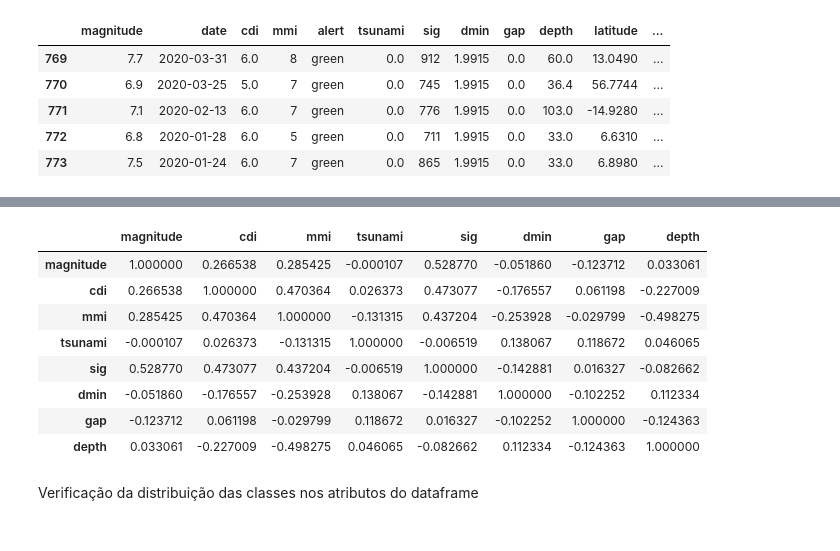
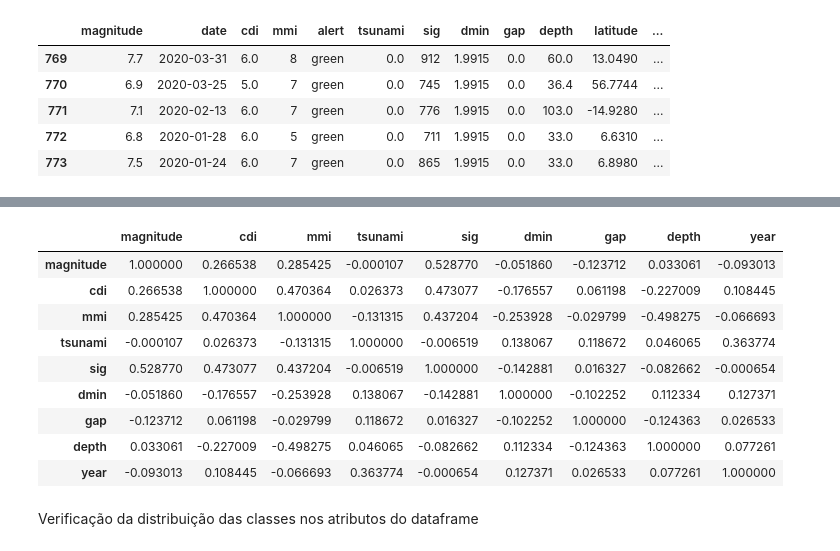
Before and after one commit to DiegoMBrito/MVP_Sprint1, a Jupyter notebook: MVP_Final.ipynb, the cells around one changed output, grey strips where cells are left out. Saved outputs shown, nothing was run; the diff lists cells and outputs as text; code cells hidden in the pictures.

```diff
--- a/MVP_Final.ipynb
+++ b/MVP_Final.ipynb
@@ -318,16 +318,17 @@ df_earth.drop(['latitude', 'longitude', 'year'], axis=1).describe()
 # %%
 # Mostra a correlação de Pearson
-df_earth.drop(['latitude', 'longitude', 'year'], axis=1).corr(method='pearson')
+df_earth.drop(['latitude', 'longitude'], axis=1).corr(method='pearson')
 # %% [output]
-|  | magnitude | cdi | mmi | tsunami | sig | dmin | gap | depth |
-| magnitude | 1.000000 | 0.266538 | 0.285425 | -0.000107 | 0.528770 | -0.051860 | -0.123712 | 0.033061 |
-| cdi | 0.266538 | 1.000000 | 0.470364 | 0.026373 | 0.473077 | -0.176557 | 0.061198 | -0.227009 |
-| mmi | 0.285425 | 0.470364 | 1.000000 | -0.131315 | 0.437204 | -0.253928 | -0.029799 | -0.498275 |
-| tsunami | -0.000107 | 0.026373 | -0.131315 | 1.000000 | -0.006519 | 0.138067 | 0.118672 | 0.046065 |
-| sig | 0.528770 | 0.473077 | 0.437204 | -0.006519 | 1.000000 | -0.142881 | 0.016327 | -0.082662 |
-| dmin | -0.051860 | -0.176557 | -0.253928 | 0.138067 | -0.142881 | 1.000000 | -0.102252 | 0.112334 |
-| gap | -0.123712 | 0.061198 | -0.029799 | 0.118672 | 0.016327 | -0.102252 | 1.000000 | -0.124363 |
-| depth | 0.033061 | -0.227009 | -0.498275 | 0.046065 | -0.082662 | 0.112334 | -0.124363 | 1.000000 |
+|  | magnitude | cdi | mmi | tsunami | sig | dmin | gap | depth | year |
+| magnitude | 1.000000 | 0.266538 | 0.285425 | -0.000107 | 0.528770 | -0.051860 | -0.123712 | 0.033061 | -0.093013 |
+| cdi | 0.266538 | 1.000000 | 0.470364 | 0.026373 | 0.473077 | -0.176557 | 0.061198 | -0.227009 | 0.108445 |
+| mmi | 0.285425 | 0.470364 | 1.000000 | -0.131315 | 0.437204 | -0.253928 | -0.029799 | -0.498275 | -0.066693 |
+| tsunami | -0.000107 | 0.026373 | -0.131315 | 1.000000 | -0.006519 | 0.138067 | 0.118672 | 0.046065 | 0.363774 |
+| sig | 0.528770 | 0.473077 | 0.437204 | -0.006519 | 1.000000 | -0.142881 | 0.016327 | -0.082662 | -0.000654 |
+| dmin | -0.051860 | -0.176557 | -0.253928 | 0.138067 | -0.142881 | 1.000000 | -0.102252 | 0.112334 | 0.127371 |
+| gap | -0.123712 | 0.061198 | -0.029799 | 0.118672 | 0.016327 | -0.102252 | 1.000000 | -0.124363 | 0.026533 |
+| depth | 0.033061 | -0.227009 | -0.498275 | 0.046065 | -0.082662 | 0.112334 | -0.124363 | 1.000000 | 0.077261 |
+| year | -0.093013 | 0.108445 | -0.066693 | 0.363774 | -0.000654 | 0.127371 | 0.026533 | 0.077261 | 1.000000 |
 # %% [markdown]
 Verificação da distribuição das classes nos atributos do dataframe
 # %%
```
Also changed, not shown: parts of 24 cells of this notebook.
